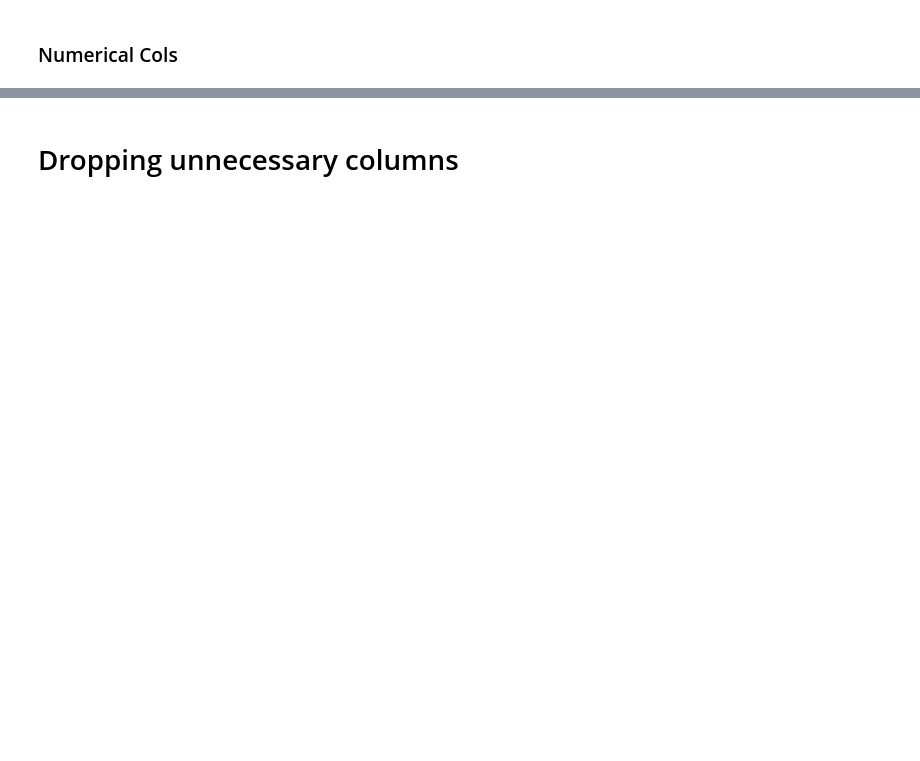
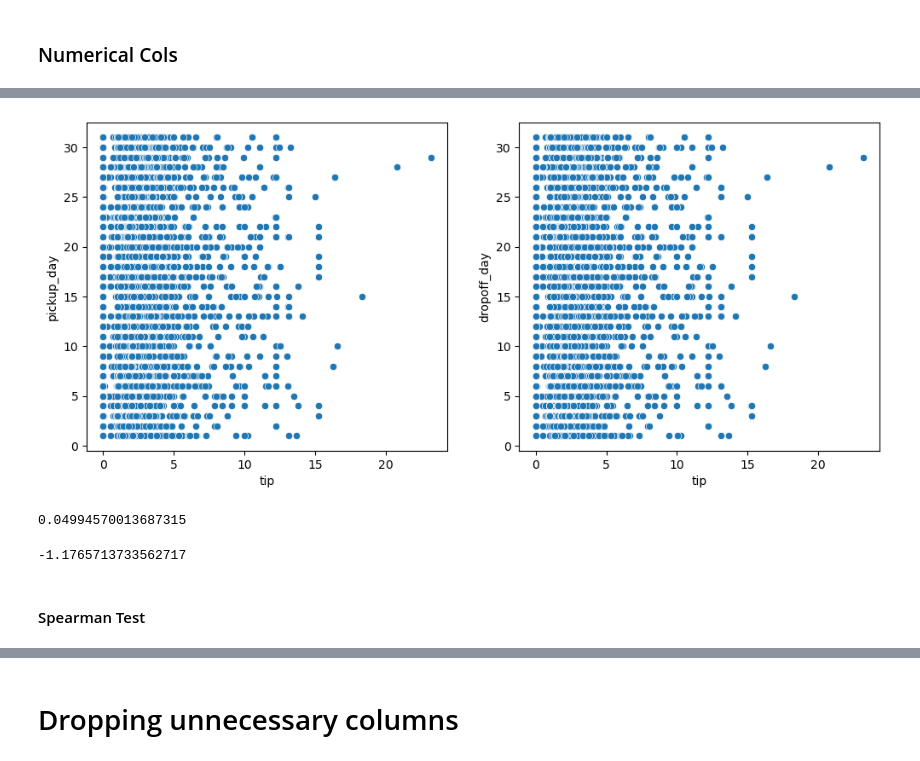
Before and after one commit to akashgardas/Machine-Learning, a Jupyter notebook: Linear_Regression_MLR/Taxies_Data_Seaborn/MLR_EDA_taxis_seaborn.ipynb, the cells around one changed output, grey strips where cells are left out. Drawn from its saved outputs; the diff is of its cells as text; code cells hidden in the pictures; blank space fills up the shorter version.

```diff
--- a/Linear_Regression_MLR/Taxies_Data_Seaborn/MLR_EDA_taxis_seaborn.ipynb
+++ b/Linear_Regression_MLR/Taxies_Data_Seaborn/MLR_EDA_taxis_seaborn.ipynb
@@ -1311,0 +1432,19 @@ inaffective_features.append('dropoff_dayname')
+# %%
+plt.figure(figsize=(12, 5))
+plt.subplot(1, 2, 1)
+sns.scatterplot(data=df, x='tip', y='pickup_day')
+plt.subplot(1, 2, 2)
+sns.scatterplot(data=df, x='tip', y='dropoff_day')
+plt.show()
+# %% [output]
+[figure, added]
+# %%
+df['pickup_day'].skew()
+# %% [output]
+0.04994570013687315
+# %%
+df['pickup_day'].kurtosis()
+# %% [output]
+-1.1765713733562717
+# %% [markdown]
+#### Spearman Test
```
Also changed, not shown: parts of 114 cells of this notebook.
